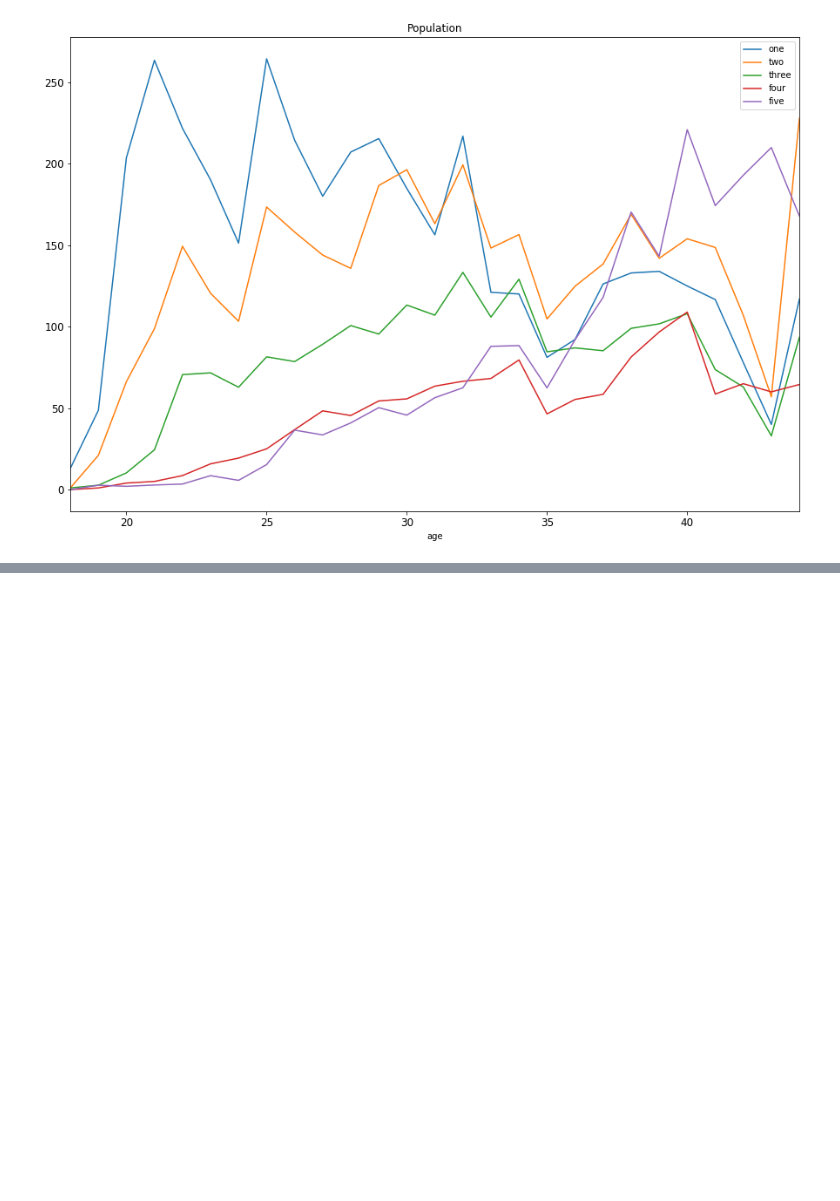
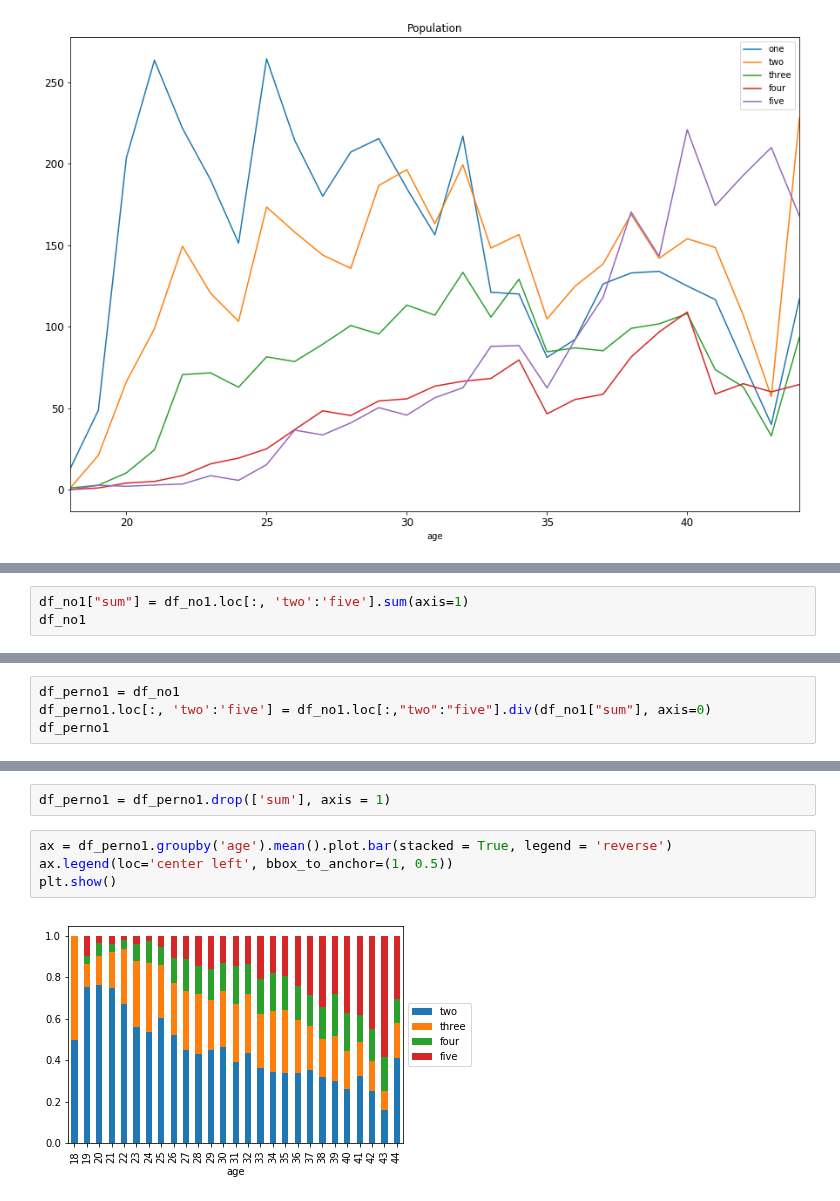
Before and after one commit to qxu1994/Two-word-stage, a Jupyter notebook: LeeWongLeung.ipynb, the cells around one changed output, grey strips where cells are left out. Drawn from its saved outputs; the diff is of its cells as text; blank space fills up the shorter version.

```diff
--- a/LeeWongLeung.ipynb
+++ b/LeeWongLeung.ipynb
@@ -41,0 +139,3 @@ plt.show()
+# %%
+df_no1["sum"] = df_no1.loc[:, 'two':'five'].sum(axis=1)
+df_no1
@@ -41,0 +161,4 @@ plt.show()
+# %%
+df_perno1 = df_no1
+df_perno1.loc[:, 'two':'five'] = df_no1.loc[:,"two":"five"].div(df_no1["sum"], axis=0)
+df_perno1
@@ -41,0 +184,8 @@ plt.show()
+# %%
+df_perno1 = df_perno1.drop(['sum'], axis = 1)
+# %%
+ax = df_perno1.groupby('age').mean().plot.bar(stacked = True, legend = 'reverse')
+ax.legend(loc='center left', bbox_to_anchor=(1, 0.5))
+plt.show()
+# %% [output]
+[figure, added]
```
Also changed, not shown: parts of 12 cells of this notebook.
